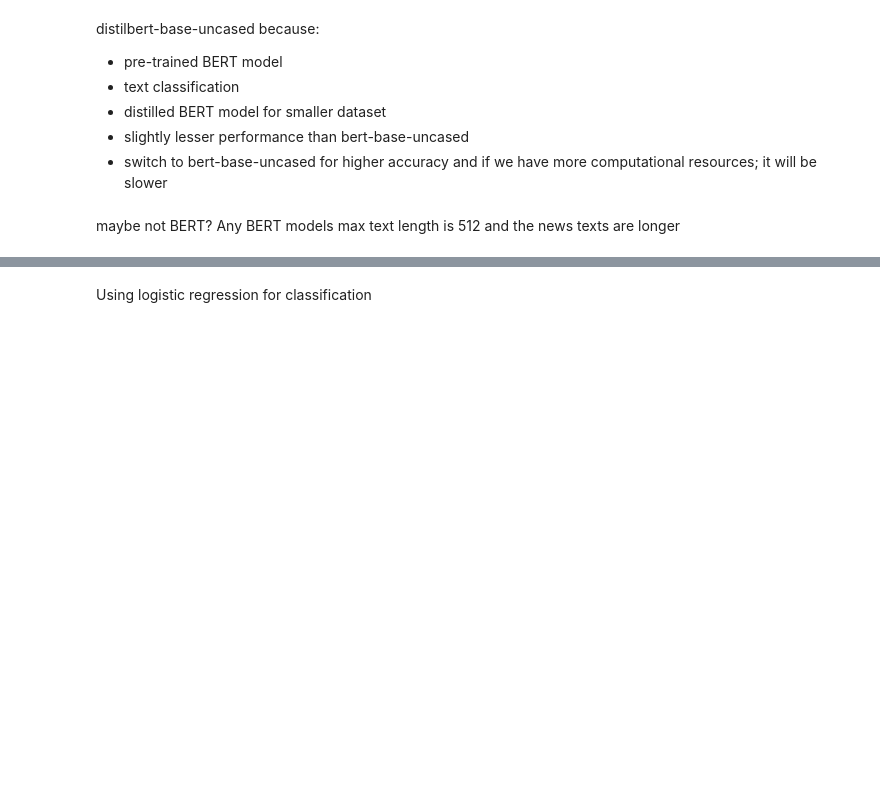
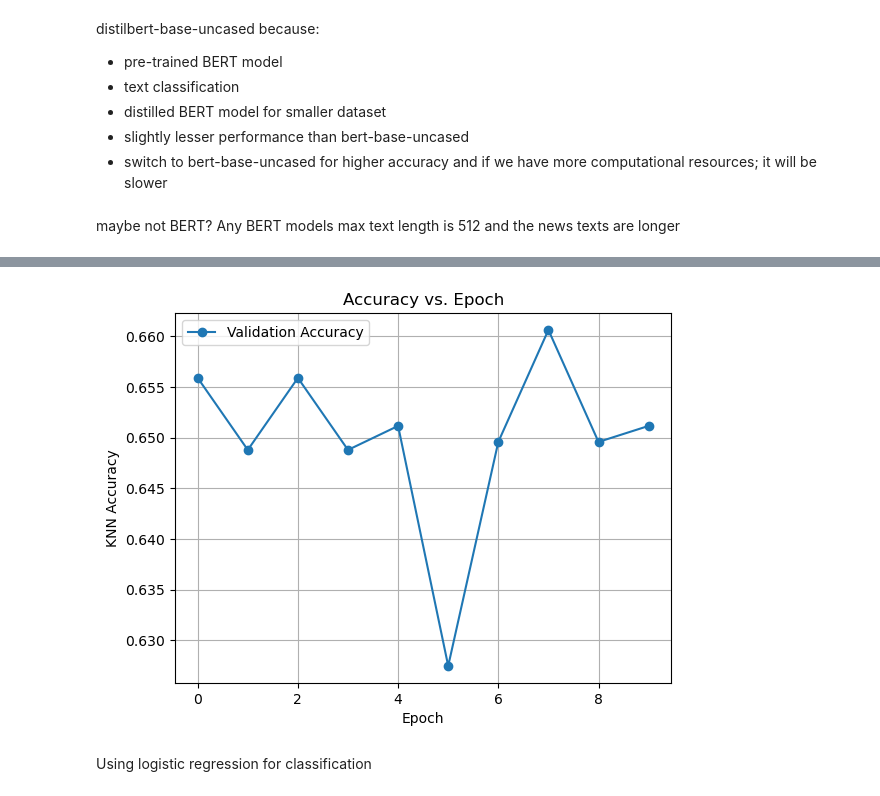
Before and after one commit to rimshaTest/Fake-News-NLP, a Jupyter notebook: Model_training.ipynb, the cells around one changed output, grey strips where cells are left out. Cells and saved outputs as stored; diff of their text form; code cells hidden in the pictures; blank space fills up the shorter version.

```diff
--- a/Model_training.ipynb
+++ b/Model_training.ipynb
@@ -175,3 +251,13 @@ To support symlinks on Windows, you either need to activate Developer Mode or to
+# %%
+plt.plot(knn_accuracies, marker='o', label='Validation Accuracy')
+plt.xlabel('Epoch')
+plt.ylabel('KNN Accuracy')
+plt.title('Accuracy vs. Epoch')
+plt.legend()
+plt.grid(True)
+plt.savefig('knn.png')
+# %% [output]
+[figure, added]
 # %% [markdown]
 Using logistic regression for classification
 # %%
```
Also changed, not shown: parts of 6 cells of this notebook, 2 other files.
